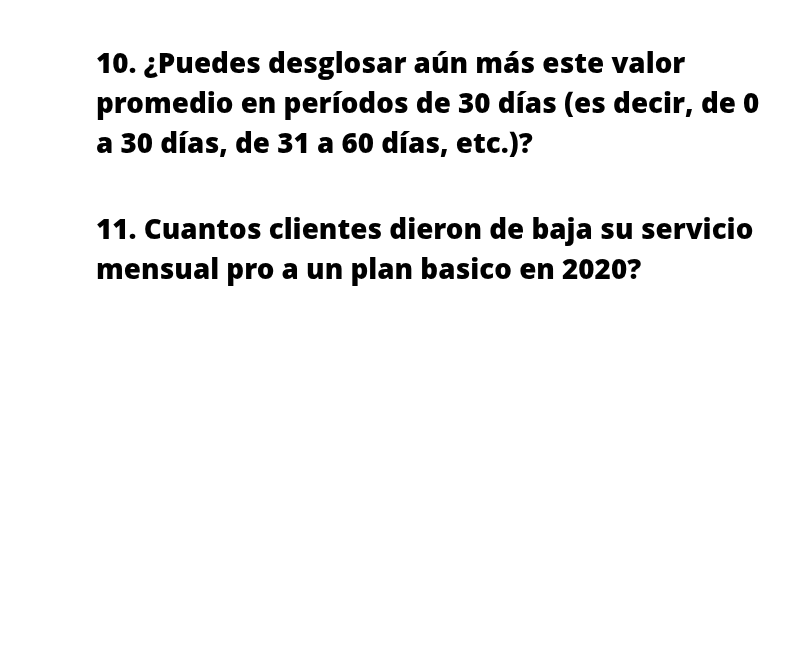
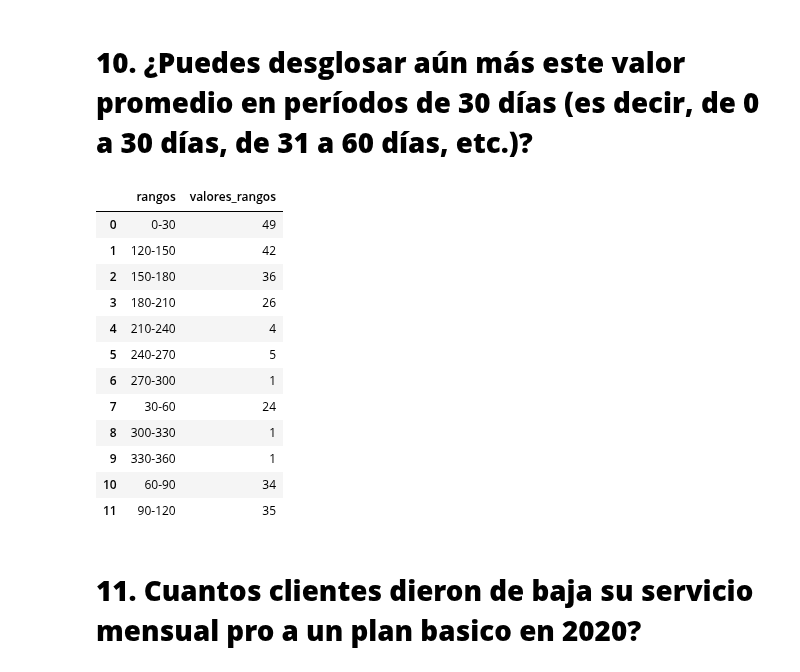
Before and after one commit to LLAES07/SQL_DESAFIO, a Jupyter notebook: Caso_3/Caso_3.ipynb, the cells around one changed output. Cells and saved outputs as stored; diff of their text form; code cells hidden in the pictures; blank space fills up the shorter version.

```diff
--- a/Caso_3/Caso_3.ipynb
+++ b/Caso_3/Caso_3.ipynb
@@ -3136,3 +3136,82 @@ pd.read_sql_query(query, connection)
+# %%
+query = '''
+
+    WITH pro_anual_costumers AS (
+    SELECT
+        *
+     FROM
+        subscriptions s
+    INNER JOIN
+        plans p USING(plan_id)
+    WHERE
+        plan_name = 'pro annual'),
+
+    pro_customers_first_date AS (
+    SELECT
+        *
+     FROM
+        subscriptions s
+    INNER JOIN
+        plans p USING(plan_id)
+    WHERE
+        plan_name = 'trial' AND s.customer_id IN ( SELECT DISTINCT customer_id FROM  pro_anual_costumers) ),
+
+    CT1 AS (
+
+    SELECT
+        *,
+        julianday(p.start_date) - julianday(f.start_date) as days,
+        CASE
+            WHEN (julianday(p.start_date) - julianday(f.start_date)) BETWEEN 0 AND 30 THEN '0-30'
+            WHEN (julianday(p.start_date) - julianday(f.start_date)) BETWEEN 31 AND 60 THEN '30-60'
+            WHEN (julianday(p.start_date) - julianday(f.start_date)) BETWEEN 61 AND 90 THEN '60-90'
+            WHEN (julianday(p.start_date) - julianday(f.start_date)) BETWEEN 91 AND 120 THEN '90-120'
+            WHEN (julianday(p.start_date) - julianday(f.start_date)) BETWEEN 121 AND 150 THEN '120-150'
+            WHEN (julianday(p.start_date) - julianday(f.start_date)) BETWEEN 151 AND 180 THEN '150-180'
+            WHEN (julianday(p.start_date) - julianday(f.start_date)) BETWEEN 181 AND 210 THEN '180-210'
+            WHEN (julianday(p.start_date) - julianday(f.start_date)) BETWEEN 211 AND 240 THEN '210-240'
+            WHEN (julianday(p.start_date) - julianday(f.start_date)) BETWEEN 241 AND 270 THEN '240-270'
+            WHEN (julianday(p.start_date) - julianday(f.start_date)) BETWEEN 271 AND 300 THEN '270-300'
+            WHEN (julianday(p.start_date) - julianday(f.start_date)) BETWEEN 301 AND 330 THEN '300-330'
+            WHEN (julianday(p.start_date) - julianday(f.start_date)) BETWEEN 331 AND 360 THEN '330-360'
+            WHEN (julianday(p.start_date) - julianday(f.start_date)) > 360  THEN '360 +'
+
+            ELSE 'fuera_rango'
+            END AS rangos
+    FROM pro_anual_costumers p
+    LEFT JOIN  pro_customers_first_date f
+     ON p.customer_id = f.customer_id )
+
+
+    SELECT
+        rangos,
+        COUNT(days) AS valores_rangos
+
+    FROM
+        CT1
+    GROUP BY
+        rangos
+
+
+
+
+'''
+
+pd.read_sql_query(query, connection)
+# %% [output]
+|  | rangos | valores_rangos |
+| 0 | 0-30 | 49 |
+| 1 | 120-150 | 42 |
+| 2 | 150-180 | 36 |
+| 3 | 180-210 | 26 |
+| 4 | 210-240 | 4 |
+| 5 | 240-270 | 5 |
+| 6 | 270-300 | 1 |
+| 7 | 30-60 | 24 |
+| 8 | 300-330 | 1 |
+| 9 | 330-360 | 1 |
+| 10 | 60-90 | 34 |
+| 11 | 90-120 | 35 |
 # %% [markdown]
 # **11. Cuantos clientes dieron de baja su servicio mensual pro a un plan basico en 2020?**
 # %%
```
Also changed, not shown: parts of 4 cells of this notebook.
